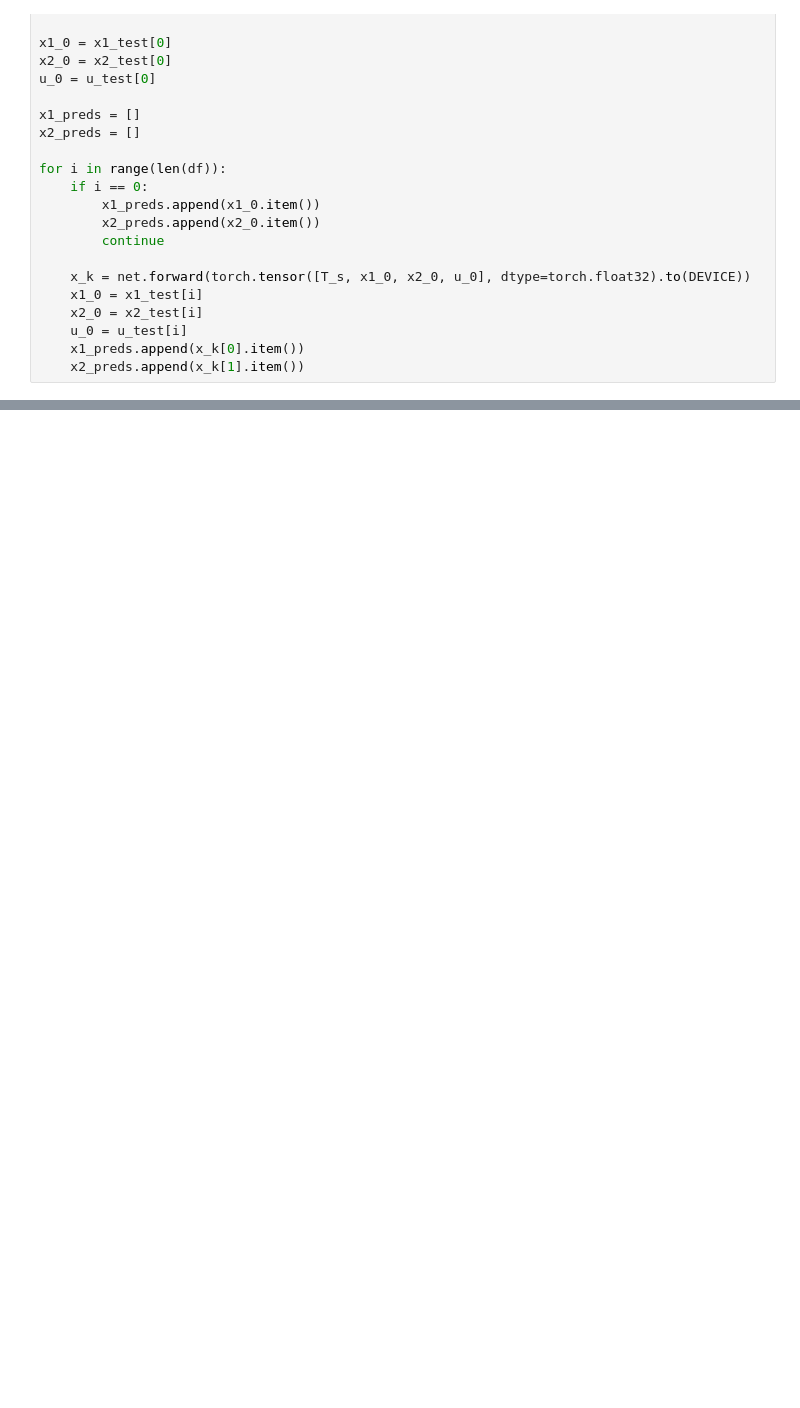
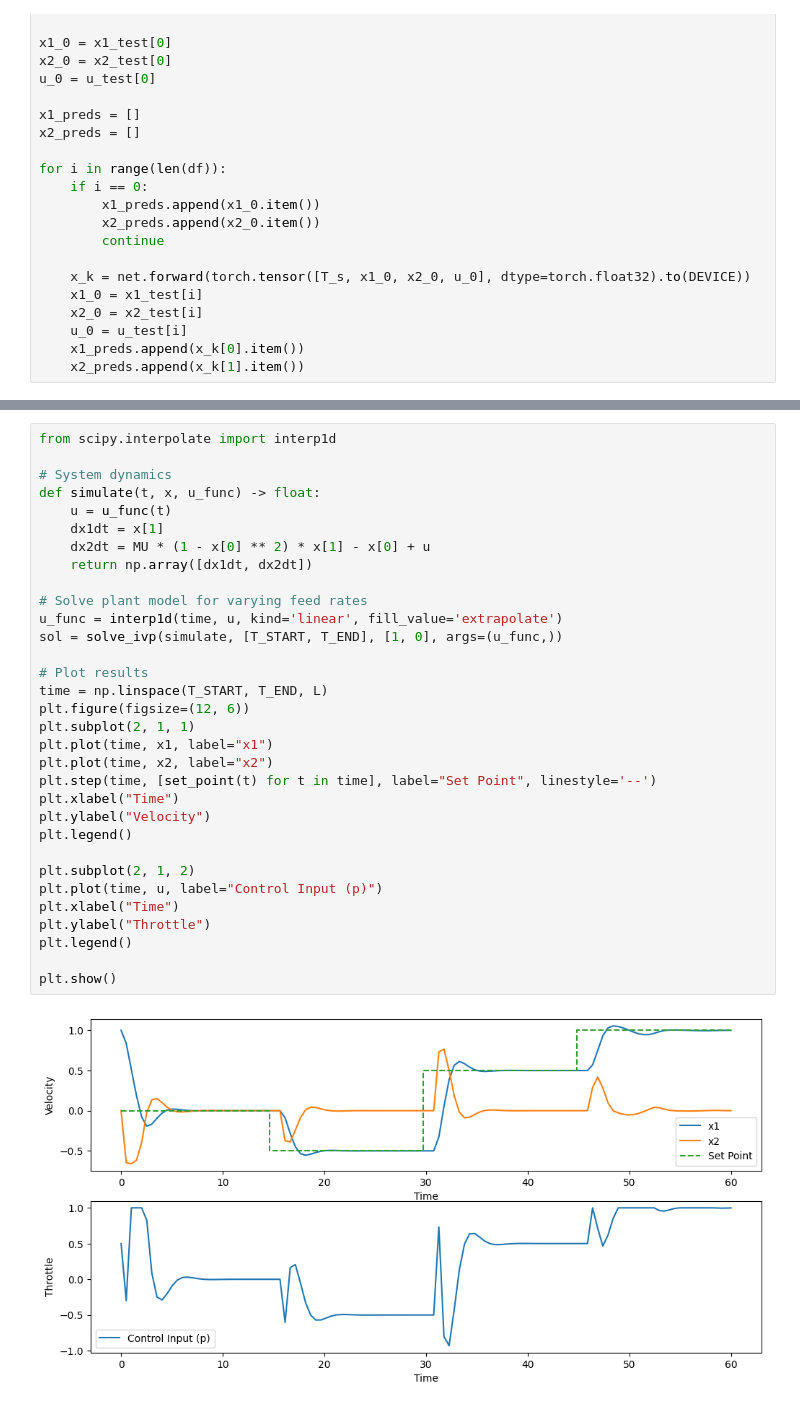
Before and after one commit to costasmexis/ML4MPC, a Jupyter notebook: pympc/Notebook_PINC_paper.ipynb, the cells around one changed output, grey strips where cells are left out. Cells and saved outputs as stored; diff of their text form; blank space fills up the shorter version.

```diff
--- a/pympc/Notebook_PINC_paper.ipynb
+++ b/pympc/Notebook_PINC_paper.ipynb
@@ -253,0 +340,34 @@ plt.plot(t_test.detach().cpu().numpy(), x2_preds, label="x2_pred(t)", color='ora
+# %%
+from scipy.interpolate import interp1d
+
+# System dynamics
+def simulate(t, x, u_func) -> float:
+    u = u_func(t)
+    dx1dt = x[1]
+    dx2dt = MU * (1 - x[0] ** 2) * x[1] - x[0] + u
+    return np.array([dx1dt, dx2dt])
+
+# Solve plant model for varying feed rates
+u_func = interp1d(time, u, kind='linear', fill_value='extrapolate')
+sol = solve_ivp(simulate, [T_START, T_END], [1, 0], args=(u_func,))
+
+# Plot results
+time = np.linspace(T_START, T_END, L)
+plt.figure(figsize=(12, 6))
+plt.subplot(2, 1, 1)
+plt.plot(time, x1, label="x1")
+plt.plot(time, x2, label="x2")
+plt.step(time, [set_point(t) for t in time], label="Set Point", linestyle='--')
+plt.xlabel("Time")
+plt.ylabel("Velocity")
+plt.legend()
+
+plt.subplot(2, 1, 2)
+plt.plot(time, u, label="Control Input (p)")
+plt.xlabel("Time")
+plt.ylabel("Throttle")
+plt.legend()
+
+plt.show()
+# %% [output]
+[figure, added]
```
Also changed, not shown: parts of 13 cells of this notebook, 1 other file.
